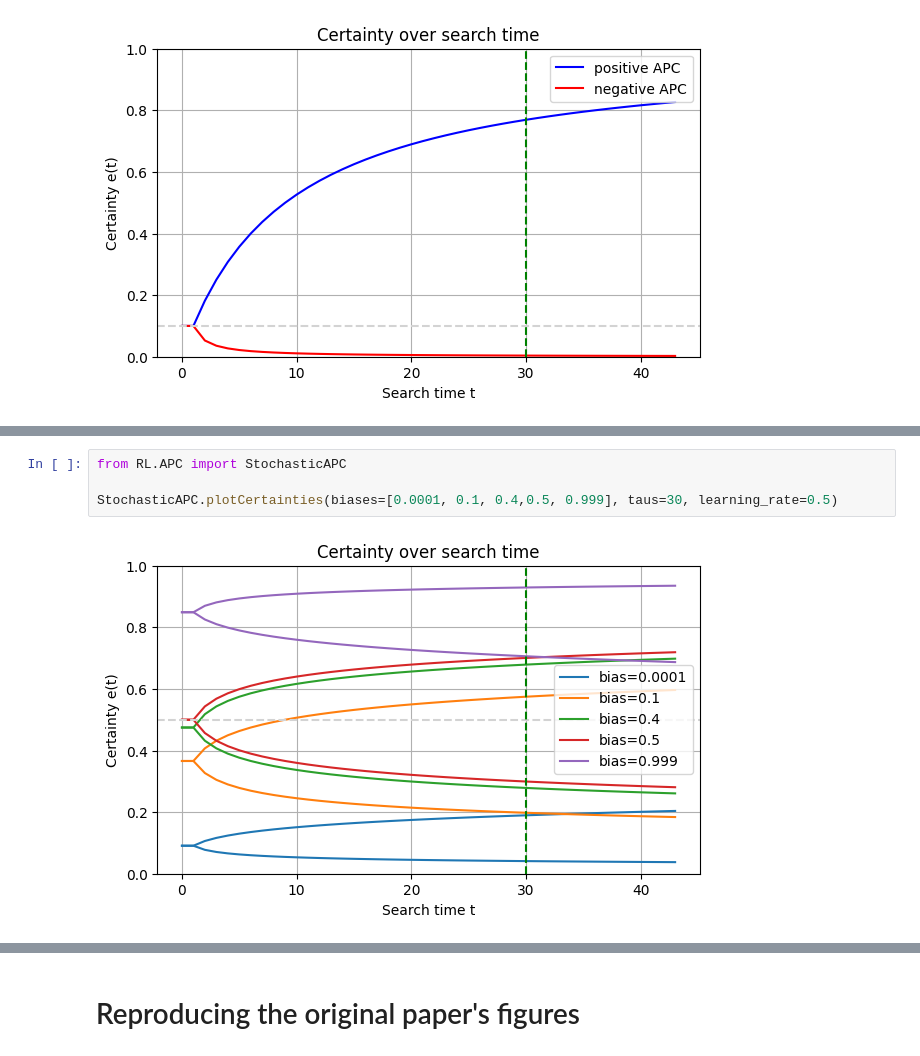
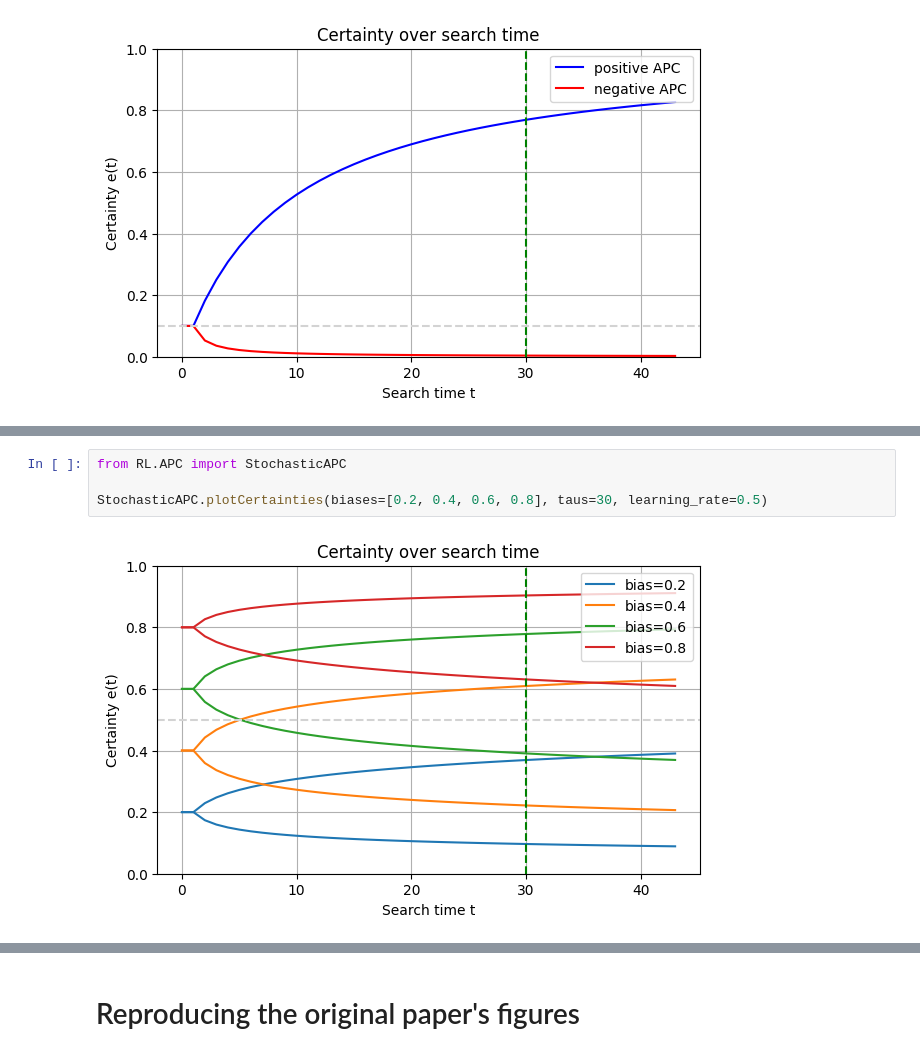
Before and after one commit to nikoczernin/tcells, a Jupyter notebook: baumgart_repro.ipynb, the cells around one changed output, grey strips where cells are left out. Cells and saved outputs as stored; diff of their text form.

```diff
--- a/baumgart_repro.ipynb
+++ b/baumgart_repro.ipynb
@@ -109,6 +129,6 @@ It is also clear to see that the probability of any classification to be correct
 # %%
 from RL.APC import StochasticAPC
 
-StochasticAPC.plotCertainties(biases=[0.0001, 0.1, 0.4,0.5, 0.999], taus=30, learning_rate=0.5)
+StochasticAPC.plotCertainties(biases=[0.2, 0.4, 0.6, 0.8], taus=30, learning_rate=0.5)
 # %% [output]
-[figure, old version]
+[figure, new version]
```
Also changed, not shown: parts of 32 cells of this notebook, 2 other files.
